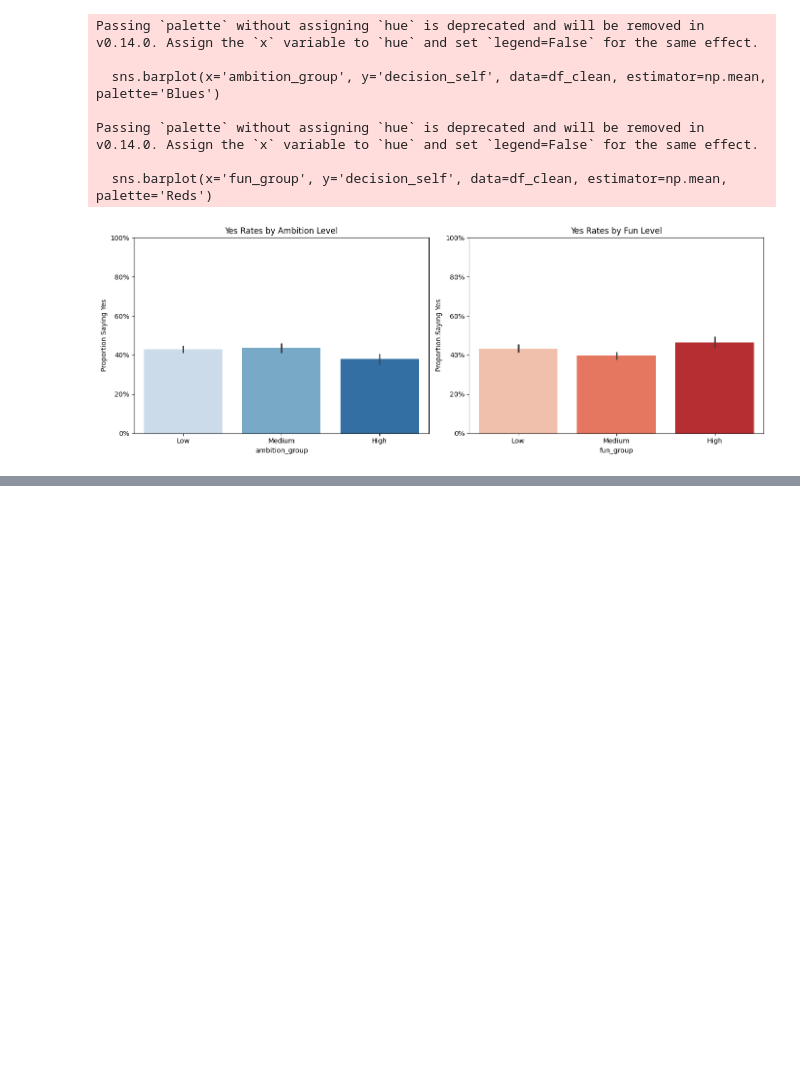
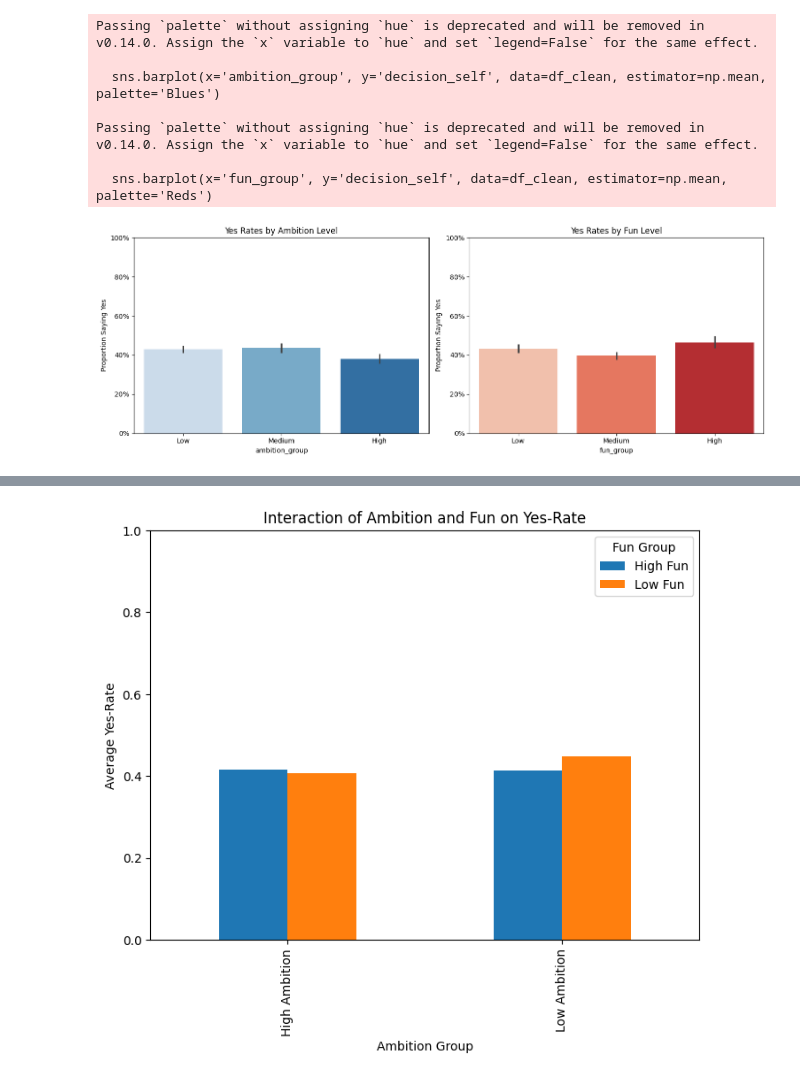
Before and after one commit to preawp/psych-of-selection, a Jupyter notebook: notebooks/eda.ipynb, the cells around one changed output, grey strips where cells are left out. Saved outputs shown, nothing was run; the diff lists cells and outputs as text; code cells hidden in the pictures; blank space fills up the shorter version.

```diff
--- a/notebooks/eda.ipynb
+++ b/notebooks/eda.ipynb
@@ -176,0 +255,21 @@ Passing `palette` without assigning `hue` is deprecated and will be removed in v
+# %%
+
+# Create bins for traits
+df['ambition_group'] = np.where(df['self_ambition'] > df['self_ambition'].median(), 'High Ambition', 'Low Ambition')
+df['fun_group'] = np.where(df['self_fun'] > df['self_fun'].median(), 'High Fun', 'Low Fun')
+
+# Group by both traits
+interaction = df.groupby(['ambition_group', 'fun_group'])['decision_self'].mean().unstack()
+
+# Plot
+interaction.plot(kind='bar', figsize=(8,6))
+plt.title('Interaction of Ambition and Fun on Yes-Rate')
+plt.ylabel('Average Yes-Rate')
+plt.xlabel('Ambition Group')
+plt.ylim(0, 1)
+plt.legend(title='Fun Group')
+plt.show()
+
+# The interaction plot shows that among participants with lower ambition, those who also rated themselves as less fun exhibited a slightly higher yes-rate. In contrast, among highly ambitious participants, fun levels did not notably affect dating selectivity.
+# %% [output]
+[figure, added]
```
Also changed, not shown: parts of 4 cells of this notebook.
